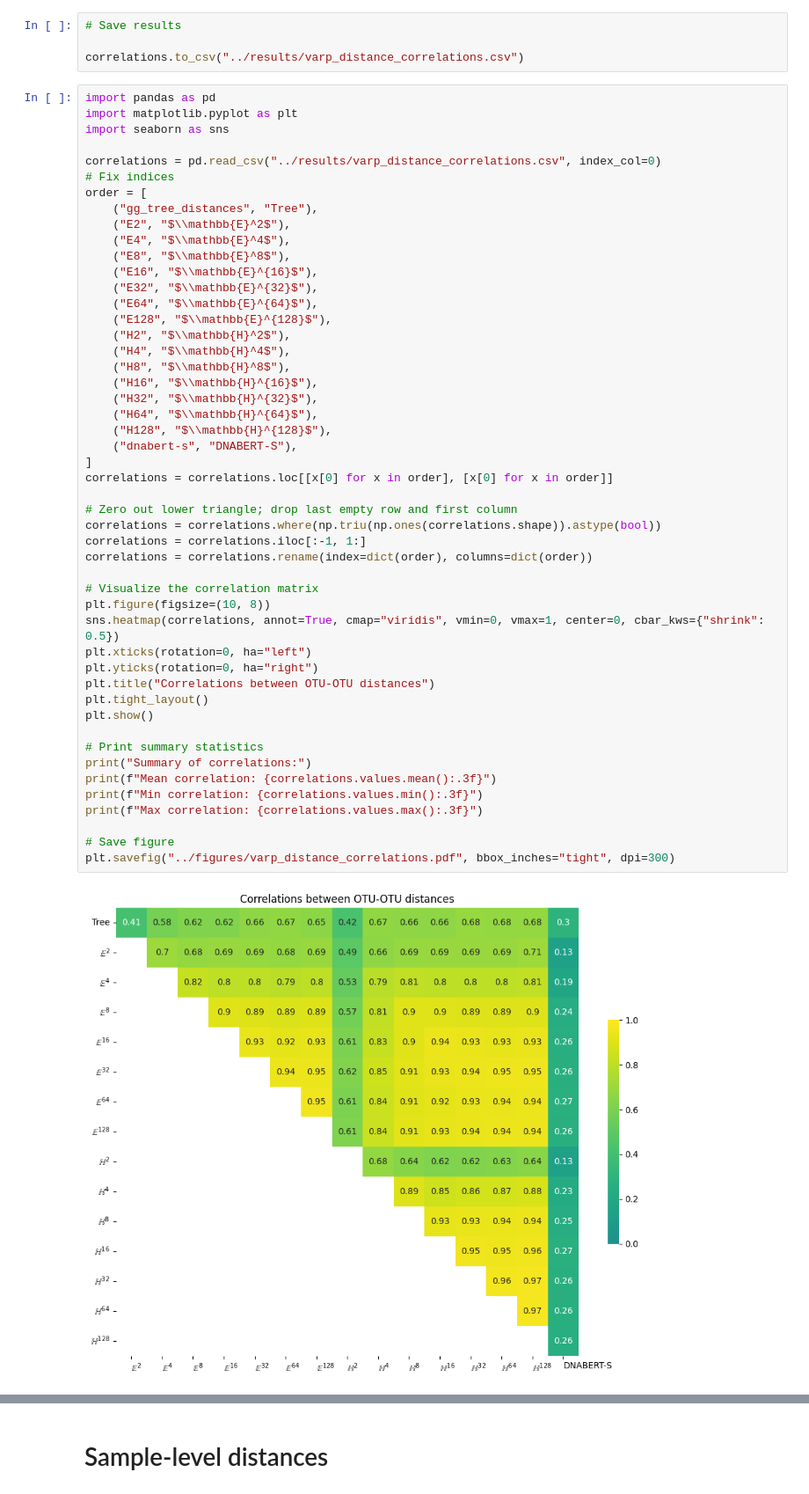
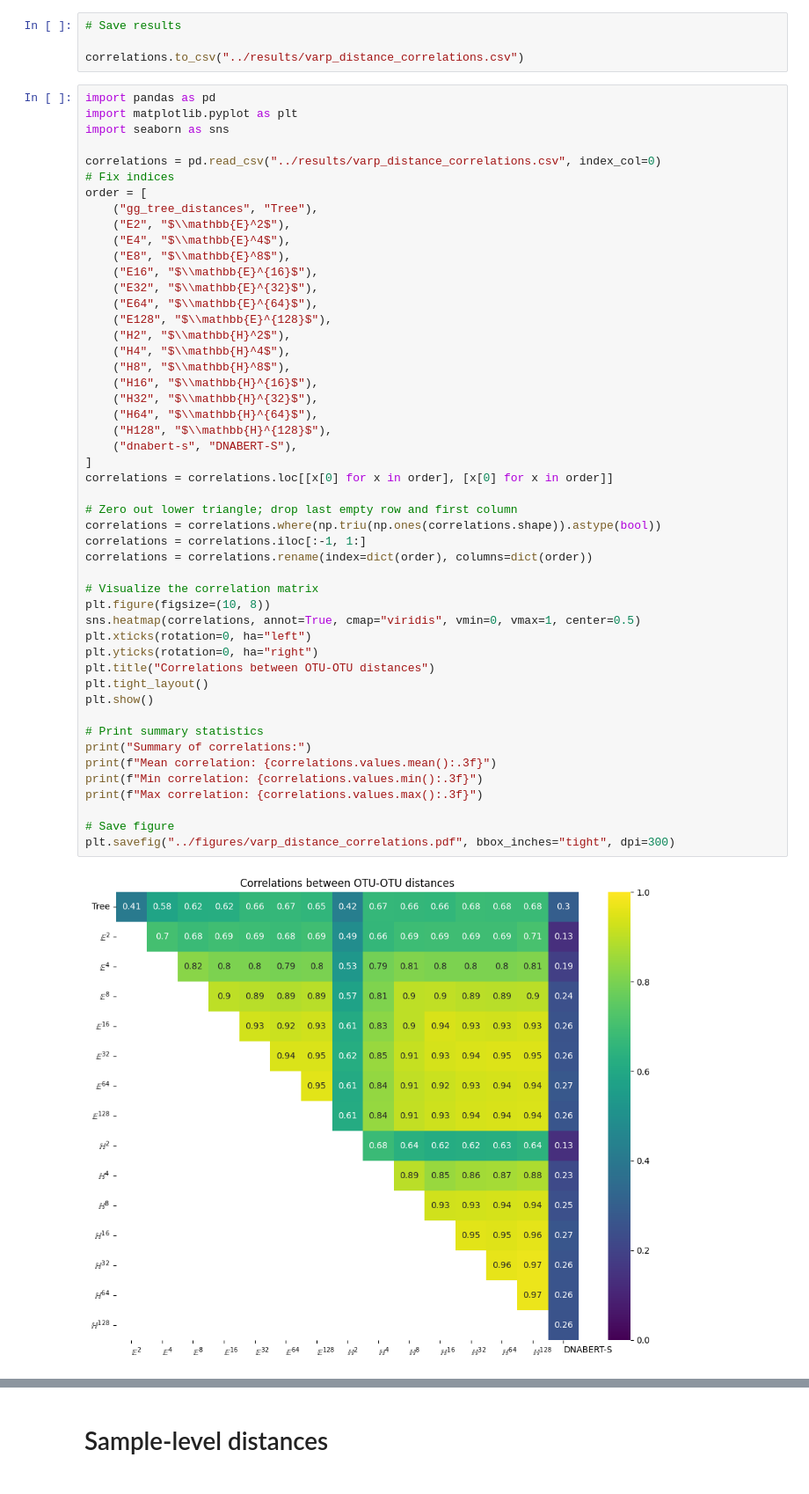
Before and after one commit to pchlenski/mix, a Jupyter notebook: notebooks/2_distances.ipynb, the cells around one changed output, grey strips where cells are left out. Shown at 88% size. Saved outputs shown, nothing was run; the diff lists cells and outputs as text.

```diff
--- a/notebooks/2_distances.ipynb
+++ b/notebooks/2_distances.ipynb
@@ -78,35 +78,35 @@ order = [
     ("H16", "$\\mathbb{H}^{16}$"),
     ("H32", "$\\mathbb{H}^{32}$"),
     ("H64", "$\\mathbb{H}^{64}$"),
     ("H128", "$\\mathbb{H}^{128}$"),
     ("dnabert-s", "DNABERT-S"),
 ]
 correlations = correlations.loc[[x[0] for x in order], [x[0] for x in order]]
 
 # Zero out lower triangle; drop last empty row and first column
 correlations = correlations.where(np.triu(np.ones(correlations.shape)).astype(bool))
 correlations = correlations.iloc[:-1, 1:]
 correlations = correlations.rename(index=dict(order), columns=dict(order))
 
 # Visualize the correlation matrix
 plt.figure(figsize=(10, 8))
-sns.heatmap(correlations, annot=True, cmap="viridis", vmin=0, vmax=1, center=0, cbar_kws={"shrink": 0.5})
+sns.heatmap(correlations, annot=True, cmap="viridis", vmin=0, vmax=1, center=0.5)
 plt.xticks(rotation=0, ha="left")
 plt.yticks(rotation=0, ha="right")
 plt.title("Correlations between OTU-OTU distances")
 plt.tight_layout()
 plt.show()
 
 # Print summary statistics
 print("Summary of correlations:")
 print(f"Mean correlation: {correlations.values.mean():.3f}")
 print(f"Min correlation: {correlations.values.min():.3f}")
 print(f"Max correlation: {correlations.values.max():.3f}")
 
 # Save figure
 plt.savefig("../figures/varp_distance_correlations.pdf", bbox_inches="tight", dpi=300)
 # %% [output]
-[figure, old version]
+[figure, new version]
 Summary of correlations:
 Mean correlation: nan
 Min correlation: nan
```
Also changed, not shown: parts of 1 cell of this notebook, 50 other files.
